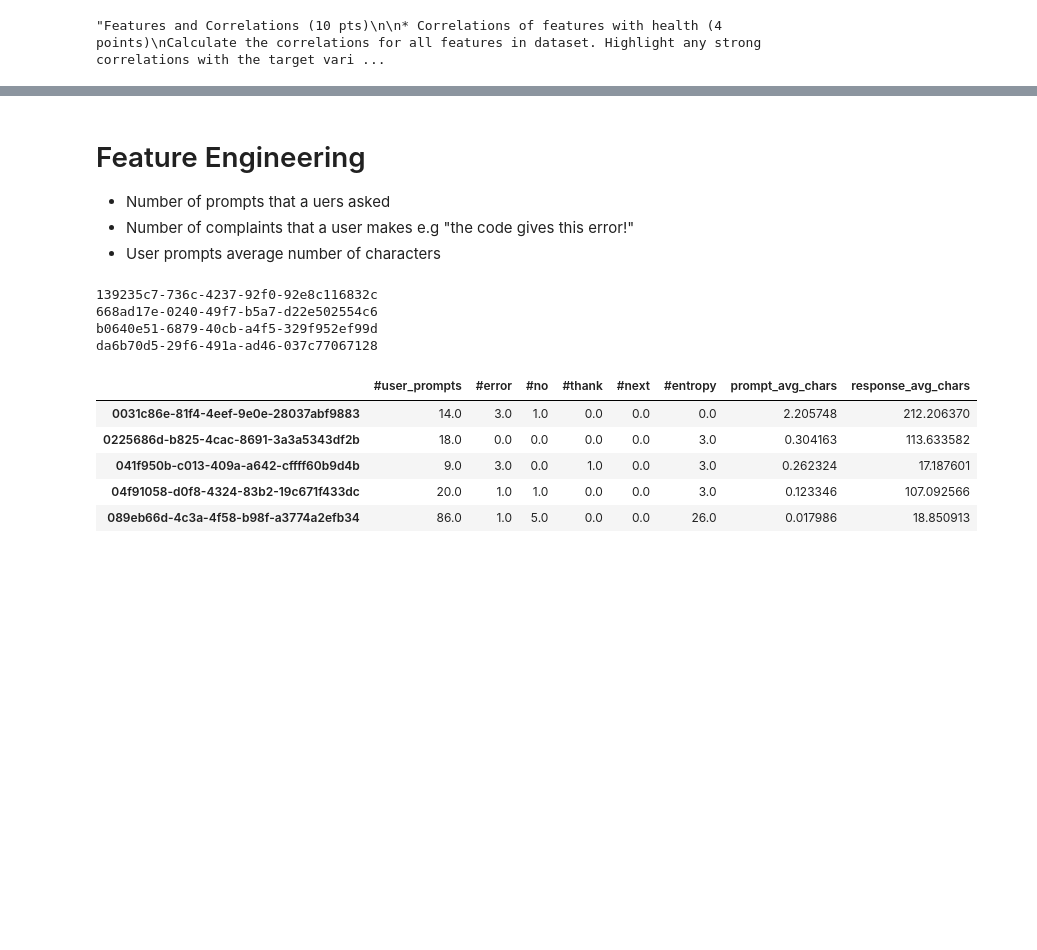
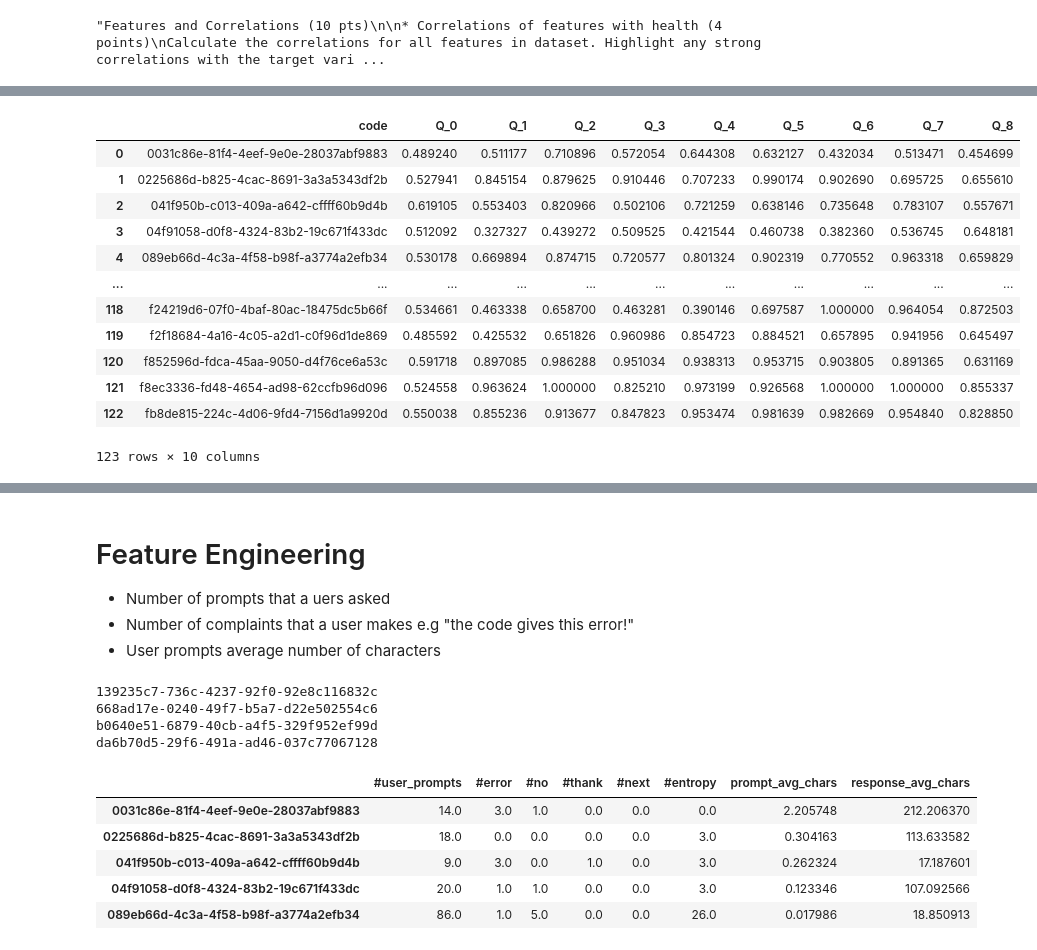
Before and after one commit to salihnuman/CS412_Project, a Jupyter notebook: hw_score_predict.ipynb, the cells around one changed output, grey strips where cells are left out. Drawn from its saved outputs; the diff is of its cells as text; code cells hidden in the pictures; blank space fills up the shorter version.

```diff
--- a/hw_score_predict.ipynb
+++ b/hw_score_predict.ipynb
@@ -23,7 +23,7 @@ from sklearn.tree import DecisionTreeRegressor
 from sklearn.model_selection import train_test_split
 from sklearn.metrics import mean_squared_error, r2_score
 # %%
-data_path = "dataset/dataset/*.html"
+data_path = "C:/Users/maffd/Desktop/CS412/dataset/*.html"
 
 code2convos = dict()
 
@@ -214,0 +355,6 @@ for code, user_prompts_tf_idf in code2prompts_tf_idf.items():
+# %%
+# Bag of Words Approach
+
+code2cosine_BoW = dict()
+for code, user_prompts_BoW in code2prompts_BoW.items():
+    code2cosine_BoW[code] = pd.DataFrame(cosine_similarity(questions_BoW,user_prompts_BoW))
@@ -216,3 +370,17 @@ for code, user_prompts_tf_idf in code2prompts_tf_idf.items():
 questions[4]
 # %% [output]
 "Features and Correlations (10 pts)\n\n* Correlations of features with health (4 points)\nCalculate the correlations for all features in dataset. Highlight any strong correlations with the target vari ...
+# %%
+# TF-IDF Approach
+
+code2questionmapping_tf_idf = dict()
+for code, cosine_scores in code2cosine_tf_idf.items():
+    code2questionmapping_tf_idf[code] = code2cosine_tf_idf[code].max(axis=1).tolist()
+
+
+question_mapping_scores_tf_idf = pd.DataFrame(code2questionmapping_tf_idf).T
+question_mapping_scores_tf_idf.reset_index(inplace=True)
+question_mapping_scores_tf_idf.rename(columns={i: f"Q_{i}" for i in range(len(questions))}, inplace=True)
+question_mapping_scores_tf_idf.rename(columns={"index" : "code"}, inplace=True)
+
+question_mapping_scores_tf_idf
@@ -219 +401,29 @@ questions[4]
+# %%
+# Bag of Words Approach
+
+code2questionmapping_BoW = dict()
+for code, cosine_scores in code2cosine_tf_idf.items():
+    code2questionmapping_BoW[code] = code2cosine_BoW[code].max(axis=1).tolist()
+
+
+question_mapping_scores_BoW = pd.DataFrame(code2questionmapping_BoW).T
+question_mapping_scores_BoW.reset_index(inplace=True)
+question_mapping_scores_BoW.rename(columns={i: f"Q_{i}" for i in range(len(questions))}, inplace=True)
+question_mapping_scores_BoW.rename(columns={"index" : "code"}, inplace=True)
+
+question_mapping_scores_BoW
+# %% [output]
+|  | code | Q_0 | Q_1 | Q_2 | Q_3 | Q_4 | Q_5 | Q_6 | Q_7 | Q_8 |
+| 0 | 0031c86e-81f4-4eef-9e0e-28037abf9883 | 0.489240 | 0.511177 | 0.710896 | 0.572054 | 0.644308 | 0.632127 | 0.432034 | 0.513471 | 0.454699 |
+| 1 | 0225686d-b825-4cac-8691-3a3a5343df2b | 0.527941 | 0.845154 | 0.879625 | 0.910446 | 0.707233 | 0.990174 | 0.902690 | 0.695725 | 0.655610 |
+| 2 | 041f950b-c013-409a-a642-cffff60b9d4b | 0.619105 | 0.553403 | 0.820966 | 0.502106 | 0.721259 | 0.638146 | 0.735648 | 0.783107 | 0.557671 |
+| 3 | 04f91058-d0f8-4324-83b2-19c671f433dc | 0.512092 | 0.327327 | 0.439272 | 0.509525 | 0.421544 | 0.460738 | 0.382360 | 0.536745 | 0.648181 |
+| 4 | 089eb66d-4c3a-4f58-b98f-a3774a2efb34 | 0.530178 | 0.669894 | 0.874715 | 0.720577 | 0.801324 | 0.902319 | 0.770552 | 0.963318 | 0.659829 |
+| ... | ... | ... | ... | ... | ... | ... | ... | ... | ... | ... |
+| 118 | f24219d6-07f0-4baf-80ac-18475dc5b66f | 0.534661 | 0.463338 | 0.658700 | 0.463281 | 0.390146 | 0.697587 | 1.000000 | 0.964054 | 0.872503 |
+| 119 | f2f18684-4a16-4c05-a2d1-c0f96d1de869 | 0.485592 | 0.425532 | 0.651826 | 0.960986 | 0.854723 | 0.884521 | 0.657895 | 0.941956 | 0.645497 |
+| 120 | f852596d-fdca-45aa-9050-d4f76ce6a53c | 0.591718 | 0.897085 | 0.986288 | 0.951034 | 0.938313 | 0.953715 | 0.903805 | 0.891365 | 0.631169 |
+| 121 | f8ec3336-fd48-4654-ad98-62ccfb96d096 | 0.524558 | 0.963624 | 1.000000 | 0.825210 | 0.973199 | 0.926568 | 1.000000 | 1.000000 | 0.855337 |
+| 122 | fb8de815-224c-4d06-9fd4-7156d1a9920d | 0.550038 | 0.855236 | 0.913677 | 0.847823 | 0.953474 | 0.981639 | 0.982669 | 0.954840 | 0.828850 |
+123 rows × 10 columns
 # %%
```
Also changed, not shown: parts of 29 cells of this notebook.
